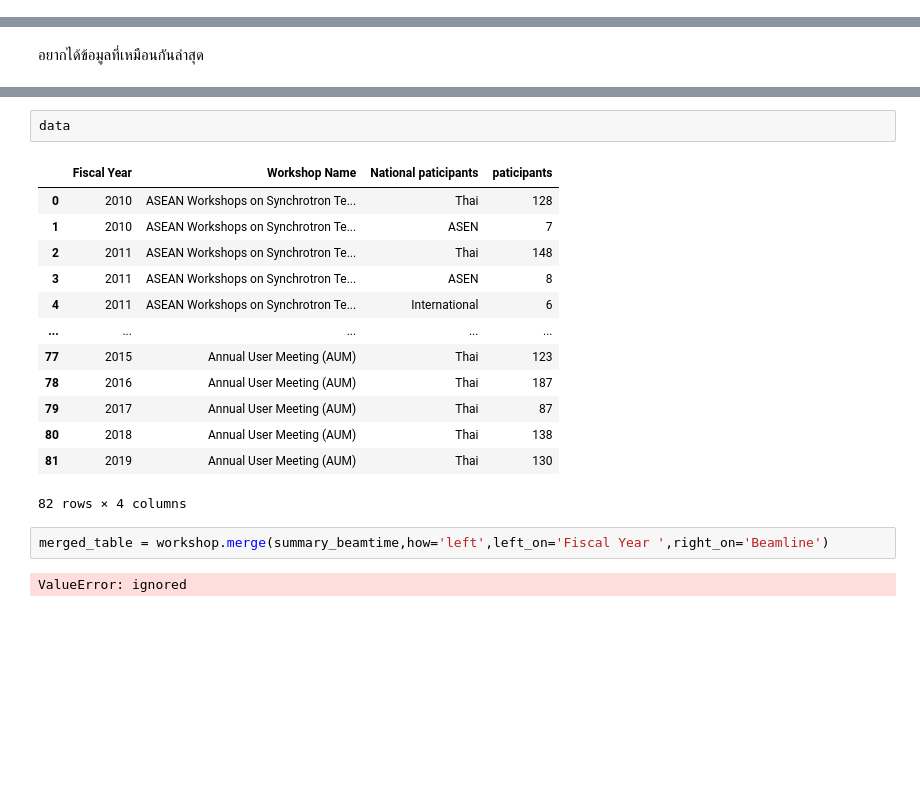
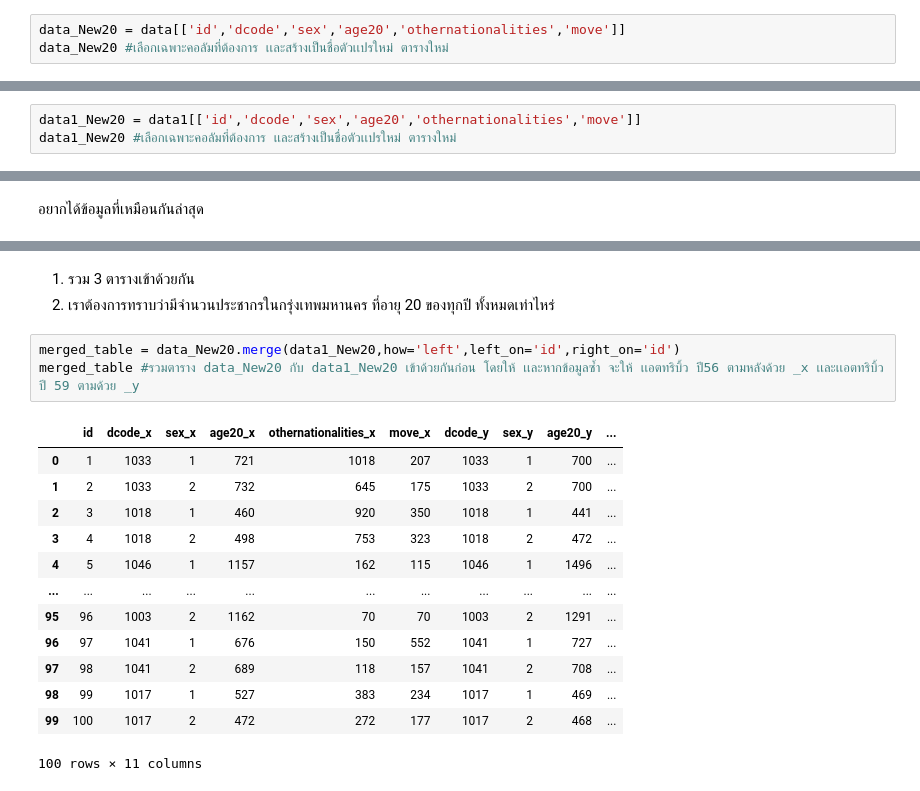
Before and after one commit to chuangchai49097/DWDM21, a Jupyter notebook: project.ipynb, the cells around one changed output, grey strips where cells are left out. Saved outputs shown, nothing was run; the diff lists cells and outputs as text; blank space fills up the shorter version.

```diff
--- a/project.ipynb
+++ b/project.ipynb
@@ -492,0 +57,3 @@ data6.head()
+# %%
+data_New20 = data[['id','dcode','sex','age20','othernationalities','move']]
+data_New20 #เลือกเฉพาะคอลัมที่ต้องการ เเละสร้างเป็นชื่อตัวเเปรใหม่ ตารางใหม่
@@ -492,0 +93,3 @@ data6.head()
+# %%
+data1_New20 = data1[['id','dcode','sex','age20','othernationalities','move']]
+data1_New20 #เลือกเฉพาะคอลัมที่ต้องการ เเละสร้างเป็นชื่อตัวเเปรใหม่ ตารางใหม่
@@ -553,20 +148,22 @@ data7
-# %%
-data
-# %% [output]
-|  | Fiscal Year | Workshop Name | National paticipants | paticipants |
-| 0 | 2010 | ASEAN Workshops on Synchrotron Te... | Thai | 128 |
-| 1 | 2010 | ASEAN Workshops on Synchrotron Te... | ASEN | 7 |
-| 2 | 2011 | ASEAN Workshops on Synchrotron Te... | Thai | 148 |
-| 3 | 2011 | ASEAN Workshops on Synchrotron Te... | ASEN | 8 |
-| 4 | 2011 | ASEAN Workshops on Synchrotron Te... | International | 6 |
-| ... | ... | ... | ... | ... |
-| 77 | 2015 | Annual User Meeting (AUM) | Thai | 123 |
-| 78 | 2016 | Annual User Meeting (AUM) | Thai | 187 |
-| 79 | 2017 | Annual User Meeting (AUM) | Thai | 87 |
-| 80 | 2018 | Annual User Meeting (AUM) | Thai | 138 |
-| 81 | 2019 | Annual User Meeting (AUM) | Thai | 130 |
-82 rows × 4 columns
-# %%
-merged_table = workshop.merge(summary_beamtime,how='left',left_on='Fiscal Year ',right_on='Beamline')
-# %% [output]
-ValueError: ignored
+# %% [markdown]
+
+
+1.   รวม 3 ตารางเข้าด้วยกัน
+2.   เราต้องการทราบว่ามีจำนวนประชากรในกรุ่งเทพมหานคร ที่อายุ 20 ของทุกปี ทั้งหมดเท่าไหร่
+# %%
+merged_table = data_New20.merge(data1_New20,how='left',left_on='id',right_on='id')
+merged_table #รวมตาราง data_New20 กับ data1_New20 เข้าด้วยกันก่อน โดยให้ เเละหากข้อมูลซ้ำ จะให้ เเอตทริบิ้ว ปี56 ตามหลังด้วย _x เเละเเอตทริบิ้ว ปี 59 ตามด้วย _y
+# %% [output]
+|  | id | dcode_x | sex_x | age20_x | othernationalities_x | move_x | dcode_y | sex_y | age20_y | ... |
+| 0 | 1 | 1033 | 1 | 721 | 1018 | 207 | 1033 | 1 | 700 | ... |
+| 1 | 2 | 1033 | 2 | 732 | 645 | 175 | 1033 | 2 | 700 | ... |
+| 2 | 3 | 1018 | 1 | 460 | 920 | 350 | 1018 | 1 | 441 | ... |
+| 3 | 4 | 1018 | 2 | 498 | 753 | 323 | 1018 | 2 | 472 | ... |
+| 4 | 5 | 1046 | 1 | 1157 | 162 | 115 | 1046 | 1 | 1496 | ... |
+| ... | ... | ... | ... | ... | ... | ... | ... | ... | ... | ... |
+| 95 | 96 | 1003 | 2 | 1162 | 70 | 70 | 1003 | 2 | 1291 | ... |
+| 96 | 97 | 1041 | 1 | 676 | 150 | 552 | 1041 | 1 | 727 | ... |
+| 97 | 98 | 1041 | 2 | 689 | 118 | 157 | 1041 | 2 | 708 | ... |
+| 98 | 99 | 1017 | 1 | 527 | 383 | 234 | 1017 | 1 | 469 | ... |
+| 99 | 100 | 1017 | 2 | 472 | 272 | 177 | 1017 | 2 | 468 | ... |
+100 rows × 11 columns
```
Also changed, not shown: parts of 78 cells of this notebook.
